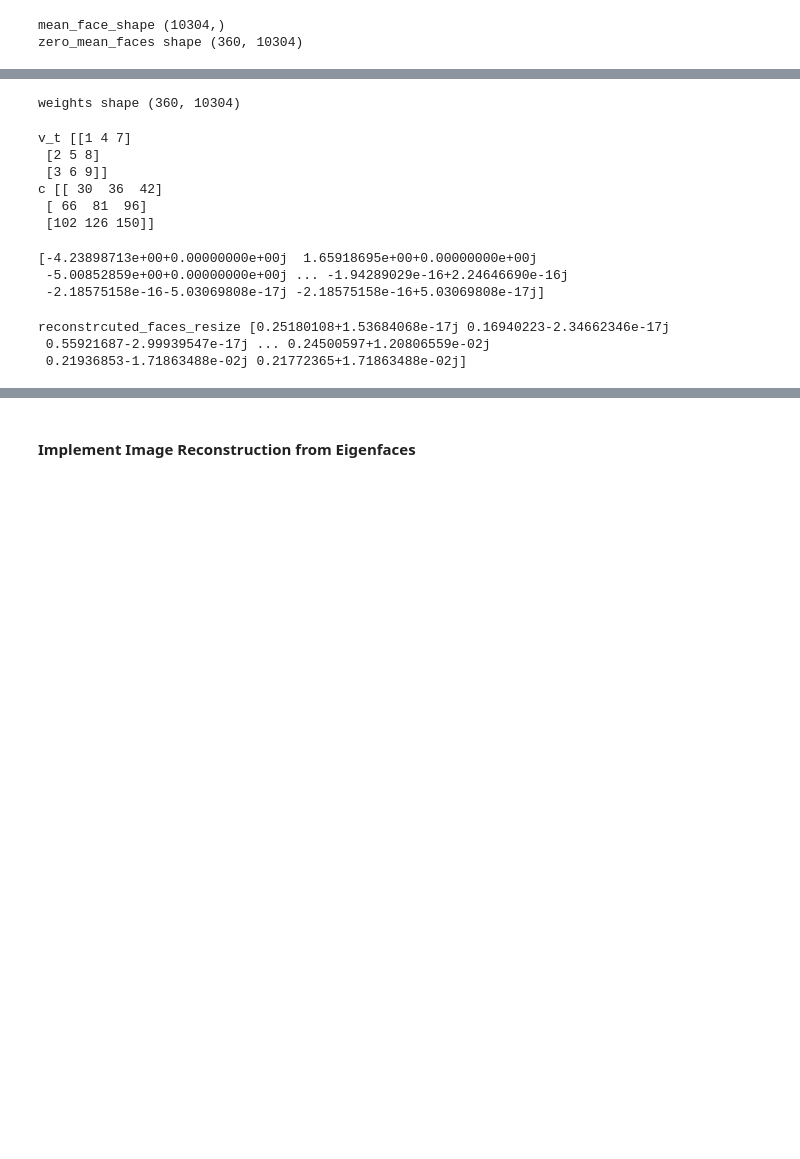
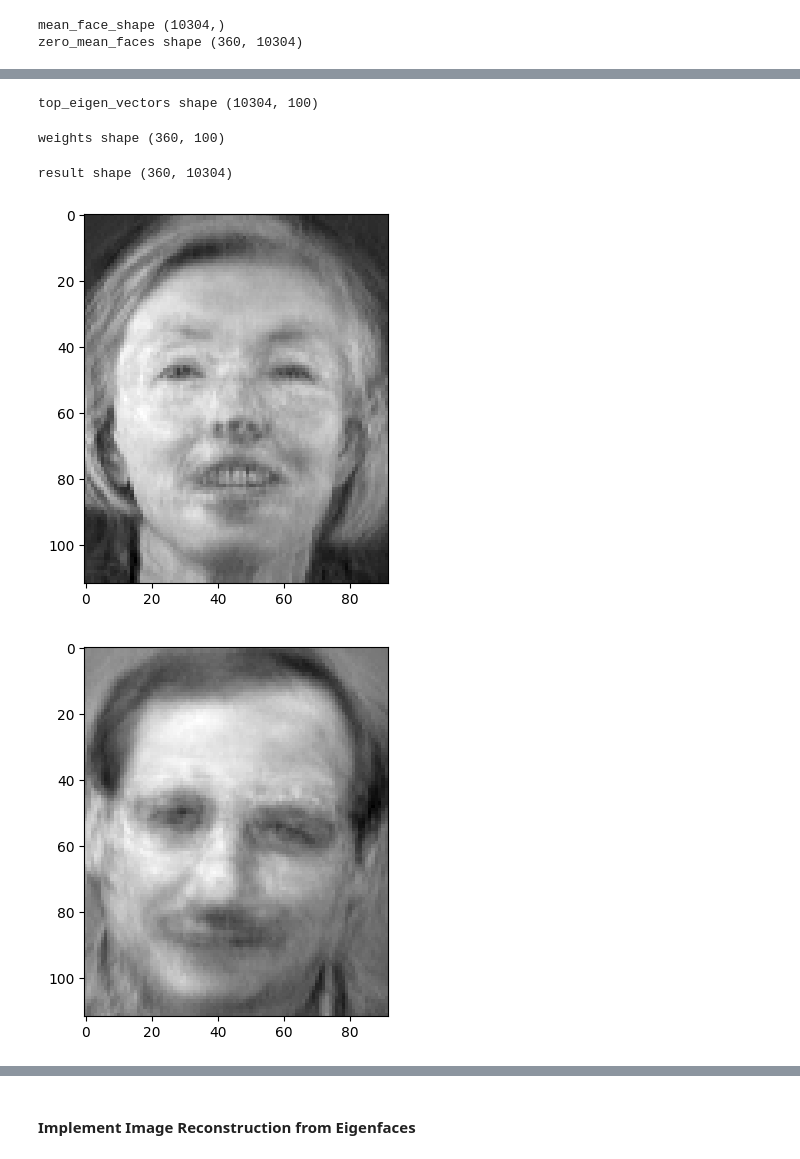
Before and after one commit to oops-moment/SMAI-SEM6, a Jupyter notebook: rollnumber_A2/rollnumber_A2_Q3/Q3.ipynb, the cells around one changed output, grey strips where cells are left out. Cells and saved outputs as stored; diff of their text form; code cells hidden in the pictures; blank space fills up the shorter version.

```diff
--- a/rollnumber_A2/rollnumber_A2_Q3/Q3.ipynb
+++ b/rollnumber_A2/rollnumber_A2_Q3/Q3.ipynb
@@ -181,47 +160,46 @@ print(eigen_vectors[0])
+# %%
+# let's us take only top 100 eigen vectors
+top_eigen_vectors = eigen_vectors[:, -100:]
+print("top_eigen_vectors shape",top_eigen_vectors.shape)
+# %% [output]
+top_eigen_vectors shape (10304, 100)
 # %%
 
 # STEP 5 : COMPUTE WEIGHTS
 
-weights = np.dot(zero_mean_faces, eigen_vectors)
+weights = np.dot(zero_mean_faces, top_eigen_vectors)
 print("weights shape",weights.shape)
 # %% [output]
-weights shape (360, 10304)
+weights shape (360, 100)
-# %%
-w=[[1,2,3],[4,5,6],[7,8,9]]
-v=[[1,2,3],[4,5,6],[7,8,9]]
-v_t=np.transpose(v)
-print("v_t",v_t)
-c=np.dot(w,v)
-print("c",c)
-# %% [output]
-v_t [[1 4 7]
- [2 5 8]
- [3 6 9]]
-c [[ 30  36  42]
- [ 66  81  96]
- [102 126 150]]
-# %%
-print(weights[0])
-# %% [output]
-[-4.23898713e+00+0.00000000e+00j  1.65918695e+00+0.00000000e+00j
- -5.00852859e+00+0.00000000e+00j ... -1.94289029e-16+2.24646690e-16j
- -2.18575158e-16-5.03069808e-17j -2.18575158e-16+5.03069808e-17j]
+# %%
+
+import numpy as np
+
+# Assuming 'weights' is a 2D array of shape (360, 100)
+# Assuming 'eigen_vectors' is a 2D array of shape (10304, 100)
+
+# Reshape weights to (360, 100, 1) to facilitate broadcasting
+weights_reshaped = weights.reshape(360, 100, 1)
+
+# Multiply each weight by the corresponding eigen vector for each image
+result = np.sum(weights_reshaped * top_eigen_vectors.T, axis=1)
+
+print("result shape",result.shape)
+
+# 'result' now contains the element-wise weighted sum for each image
+# %% [output]
+result shape (360, 10304)
 # %%
 # STEP 6 : RECONSTRUCT THE FACES Ir= meanface + eigen faces*weights
 
-reconstrcuted_faces= np.dot(weights,eigen_vectors)
-reconstrcuted_faces = reconstrcuted_faces + mean_face
+reconstrcuted_faces = result + mean_face
 
 reconstrcuted_faces_resize = reconstrcuted_faces.reshape((reconstrcuted_faces.shape[0], 112, 92))
-# for each 112*92 image to display we need to do freq-min / min+max use float
-reconstrcuted_faces_resize= reconstrcuted_faces_resize - float(np.min(reconstrcuted_faces_resize))
-reconstrcuted_faces_resize= reconstrcuted_faces_resize / float(np.max(reconstrcuted_faces_resize))
 
 # Display the first 10 reconstructed faces
 for i in range(10):
     plt.imshow(reconstrcuted_faces_resize[i], cmap='gray')
     plt.show()
 # %% [output]
-reconstrcuted_faces_resize [0.25180108+1.53684068e-17j 0.16940223-2.34662346e-17j
- 0.55921687-2.99939547e-17j ... 0.24500597+1.20806559e-02j
- 0.21936853-1.71863488e-02j 0.21772365+1.71863488e-02j]
+[figure, added]
+[figure, added]
```
Also changed, not shown: parts of 7 cells of this notebook.
